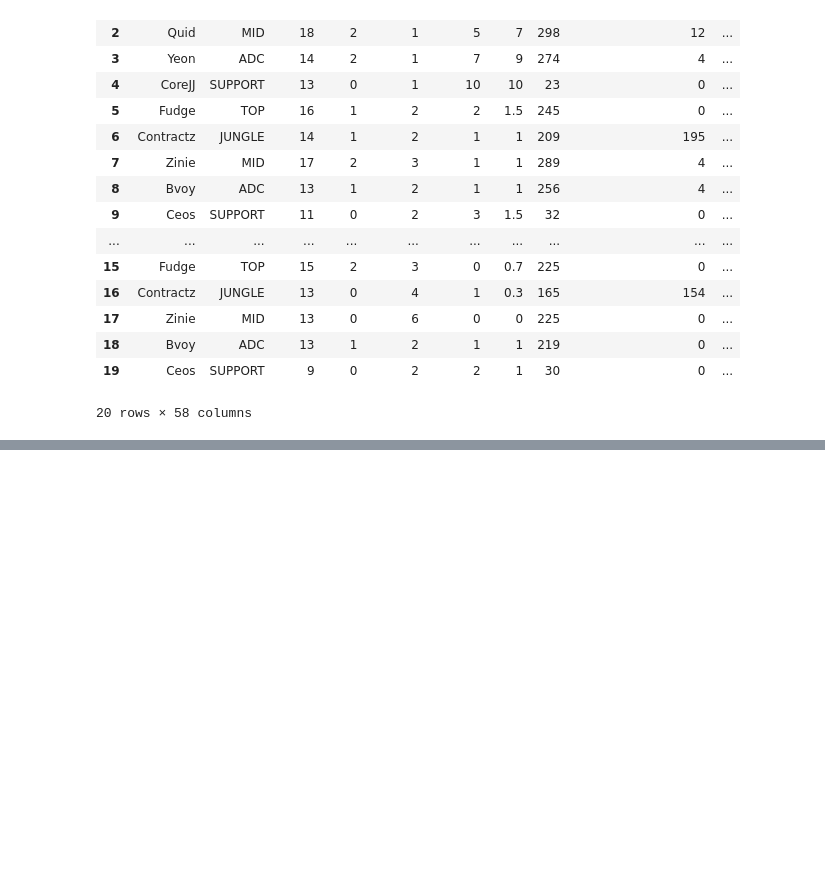
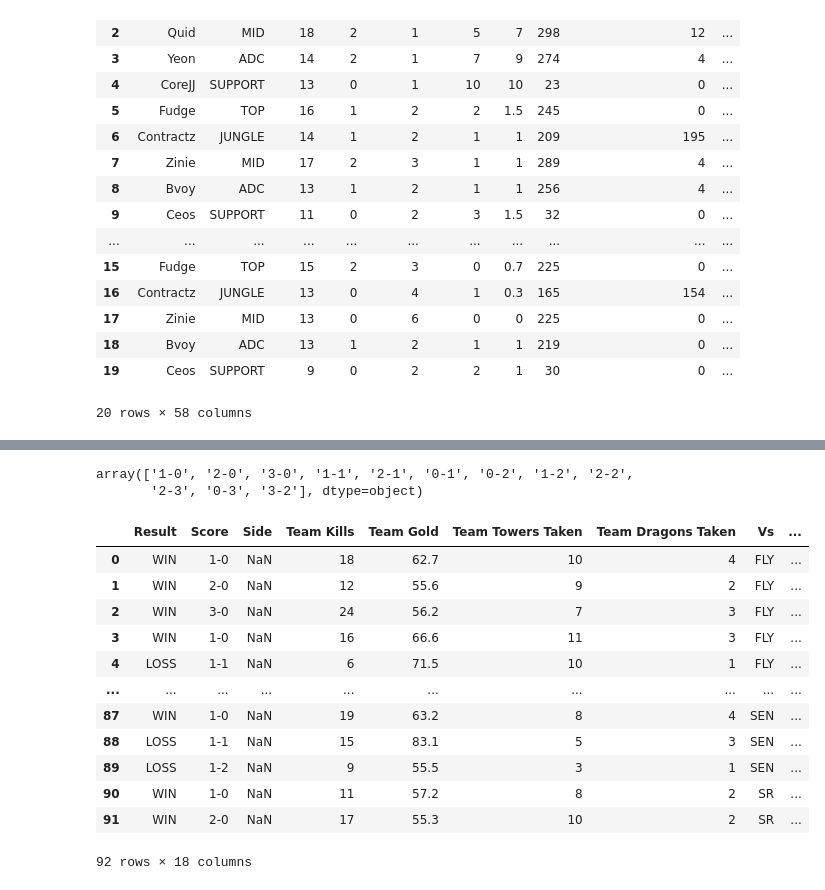
Before and after one commit to ryaltic/LCS-Predictions-2026, a Jupyter notebook: LCS_Data_Collection.ipynb, the cells around one changed output, grey strips where cells are left out. Saved outputs shown, nothing was run; the diff lists cells and outputs as text; code cells hidden in the pictures; blank space fills up the shorter version.

Commit message:
Extracted all teams and fixed the score column

```diff
--- a/LCS_Data_Collection.ipynb
+++ b/LCS_Data_Collection.ipynb
@@ -174,0 +216,21 @@ cloud9_df
+# %%
+final_df['Score'].unique()
+# %% [output]
+array(['1-0', '2-0', '3-0', '1-1', '2-1', '0-1', '0-2', '1-2', '2-2',
+       '2-3', '0-3', '3-2'], dtype=object)
+# %%
+final_df
+# %% [output]
+|  | Result | Score | Side | Team Kills | Team Gold | Team Towers Taken | Team Dragons Taken | Vs | ... |
+| 0 | WIN | 1-0 | NaN | 18 | 62.7 | 10 | 4 | FLY | ... |
+| 1 | WIN | 2-0 | NaN | 12 | 55.6 | 9 | 2 | FLY | ... |
+| 2 | WIN | 3-0 | NaN | 24 | 56.2 | 7 | 3 | FLY | ... |
+| 3 | WIN | 1-0 | NaN | 16 | 66.6 | 11 | 3 | FLY | ... |
+| 4 | LOSS | 1-1 | NaN | 6 | 71.5 | 10 | 1 | FLY | ... |
+| ... | ... | ... | ... | ... | ... | ... | ... | ... | ... |
+| 87 | WIN | 1-0 | NaN | 19 | 63.2 | 8 | 4 | SEN | ... |
+| 88 | LOSS | 1-1 | NaN | 15 | 83.1 | 5 | 3 | SEN | ... |
+| 89 | LOSS | 1-2 | NaN | 9 | 55.5 | 3 | 1 | SEN | ... |
+| 90 | WIN | 1-0 | NaN | 11 | 57.2 | 8 | 2 | SR | ... |
+| 91 | WIN | 2-0 | NaN | 17 | 55.3 | 10 | 2 | SR | ... |
+92 rows × 18 columns
```
Also changed, not shown: parts of 8 cells of this notebook.
